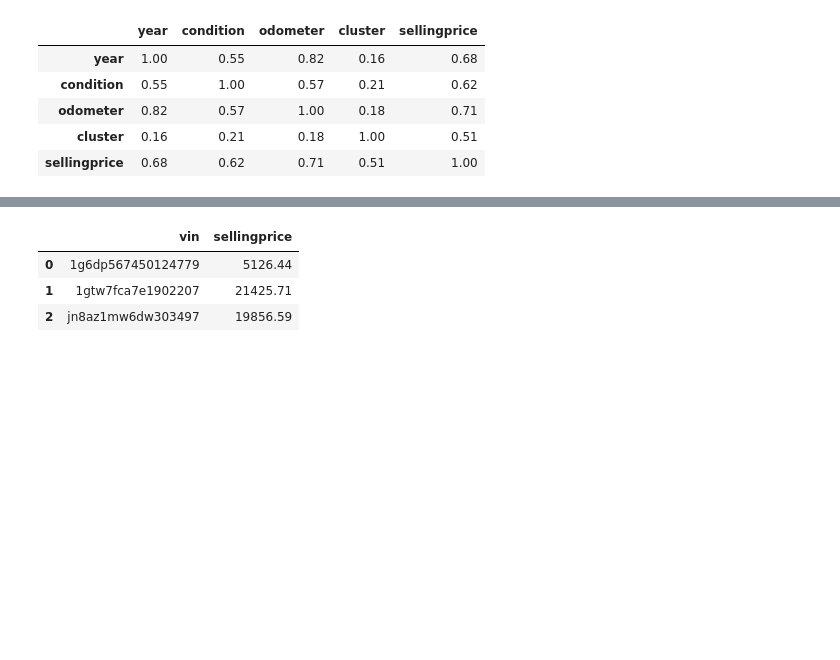
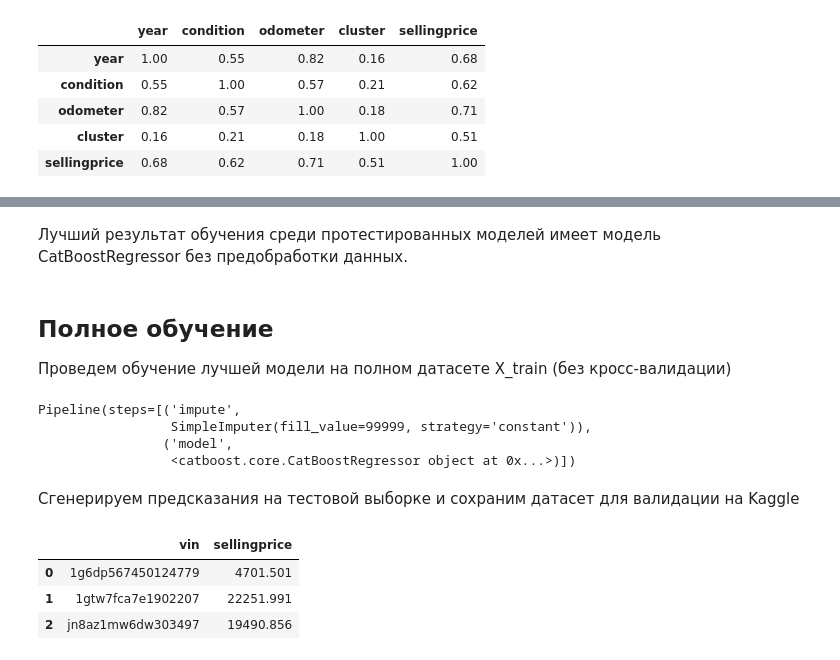
Before and after one commit to zdesia/data-competitions, a Jupyter notebook: workshop_kaggle_auto_price.ipynb, the cells around one changed output, grey strips where cells are left out. Cells and saved outputs as stored; diff of their text form; code cells hidden in the pictures; blank space fills up the shorter version.

```diff
--- a/workshop_kaggle_auto_price.ipynb
+++ b/workshop_kaggle_auto_price.ipynb
@@ -1087,0 +902,37 @@ result_table
+# %%
+# ПРЕДОБРАБОТКА ПРИЗНАКОВ
+# последовательная обработка категориальных признаков кодирование TargetEncoder и далее масштабирование
+target_enc_scaler = Pipeline(steps=[
+    ('target_enc', TargetEncoder(smoothing=0.2)),
+    ('scaler', StandardScaler())
+])
+
+# комбинированный препроцессор для числовых и категориальных переменных, на выходе все значения числовые и масштабированные
+preprocessor_lin = ColumnTransformer(
+transformers=[
+     ('scaler', StandardScaler(), num_features),
+    ('target_enc', target_enc_scaler, cat_features),
+    ('ohe_enc', OneHotEncoder(drop=[np.nan], handle_unknown='ignore'), ohe_features) #sparse_output?
+])
+
+# определяем МОДЕЛЬ lasso
+model_lasso = Lasso()
+
+# ГП для подбора
+parameters_lasso = {'model__alpha': [0.005, 0.01, 0.1, 1.0, 10.0],
+                    'model__max_iter': [100, 200, 500, 1000],
+                    'model__tol': [0.0001, 0.001, 0.01]
+                    }
+
+
+# ссоздаём ПАЙПЛАЙН
+pipeline_lasso = Pipeline(steps=[('preprocessor', preprocessor_lin),
+                                 ('imputer', KNNImputer(n_neighbors=5)),
+#                                  ('imputer', SimpleImputer(strategy='constant', fill_value=-1)),
+                                 ('model', model_lasso)])
+# обучение и подбор
+# randomized_search_model(X_train, model_lasso)
+
+# оценим модель
+result_table.loc['Lasso + preprocessing'] = -cross_val_score_mape(X_train, pipeline_lasso)
+result_table
@@ -1266,13 +1266,27 @@ pipeline_cb.fit(X_train, y_train)
+# %% [markdown]
+Лучший результат обучения среди протестированных моделей имеет модель CatBoostRegressor без предобработки данных.
+# %% [markdown]
+## Полное обучение
+Проведем обучение лучшей модели на полном датасете X_train (без кросс-валидации)
+# %%
+pipeline_cb_no_prep.fit(X_train, y_train)
+# %% [output]
+Pipeline(steps=[('impute',
+                 SimpleImputer(fill_value=99999, strategy='constant')),
+                ('model',
+                 <catboost.core.CatBoostRegressor object at 0x...>)])
+# %% [markdown]
+Сгенерируем предсказания на тестовой выборке и сохраним датасет для валидации на Kaggle
 # %%
 # предсказания
 y_pred = pipeline_cb.predict(X_test)
-prediction_table = pd.DataFrame({'vin': X_test_cod.index, 'sellingprice': y_pred})
+prediction_table = pd.DataFrame({'vin': X_test.index, 'sellingprice': y_pred})
 prediction_table.head(3)
 # %% [output]
 |  | vin | sellingprice |
-| 0 | 1g6dp567450124779 | 5126.44 |
-| 1 | 1gtw7fca7e1902207 | 21425.71 |
-| 2 | jn8az1mw6dw303497 | 19856.59 |
+| 0 | 1g6dp567450124779 | 4701.501 |
+| 1 | 1gtw7fca7e1902207 | 22251.991 |
+| 2 | jn8az1mw6dw303497 | 19490.856 |
 # %%
 # сохранить предсказания для сабмита
 prediction_table.to_csv('final_submission.csv', index=False)
```
Also changed, not shown: parts of 89 cells of this notebook.
